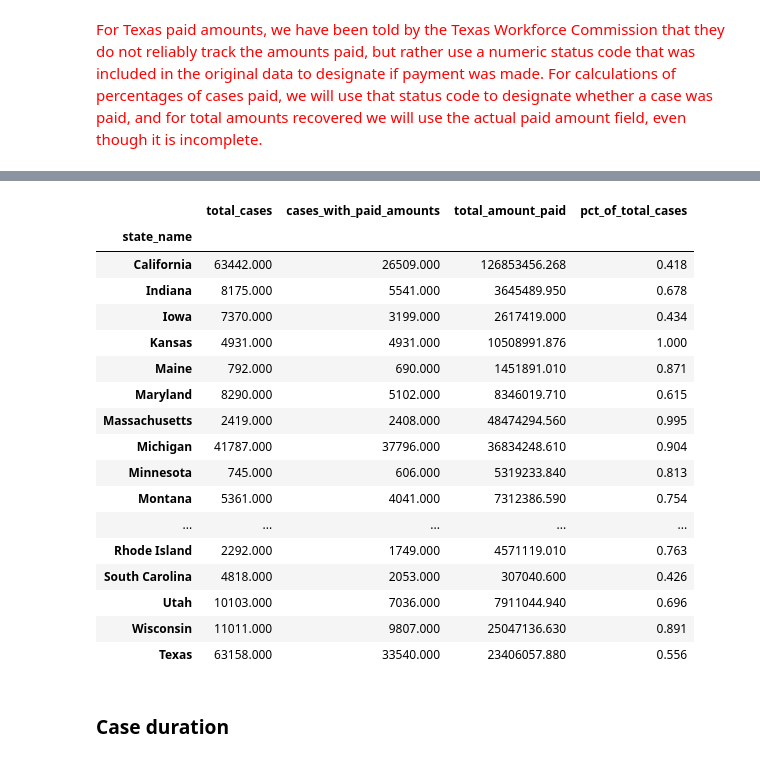
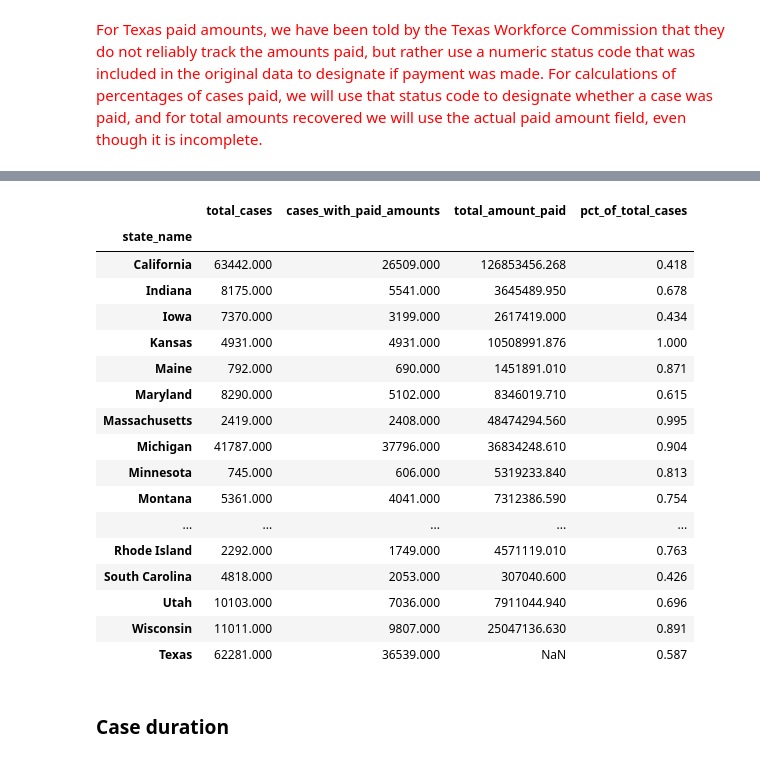
Before and after one commit to cbs-news-data/wage-theft-data, a Jupyter notebook: notebooks/national_analysis/national_analysis.ipynb, the cells around one changed output, grey strips where cells are left out. Drawn from its saved outputs; the diff is of its cells as text; code cells hidden in the pictures.

```diff
--- a/notebooks/national_analysis/national_analysis.ipynb
+++ b/notebooks/national_analysis/national_analysis.ipynb
@@ -258,25 +303,17 @@ paid_df = (
     )
 )
 
-texas_raw = (
-    pd.read_excel(
-        "input/Copy_of_RESULTS_-_MEDIA_REQUEST_-_January_1_2010_to_Jul_14_2022.xlsx"
-    )
-    .drop_duplicates("WAGE_CLAIM_ID")
-    .query("AWARDED == 'YES'")
-)
-texas_totals = (
-    texas_raw.assign(paid=lambda x: x.FK_VCMPLNT_STSCD.astype(int).isin([950, 970]))
-    .paid.value_counts()
-    .to_frame("total_cases")
-)
-
 paid_case_totals = (
     paid_df.query("state_name != 'Texas'")
     .assign(has_amount_paid=lambda df: df.amount_paid.notnull() & df.amount_paid > 0)
     .has_amount_paid.value_counts()
     .to_frame("total_cases")
-    .add(texas_totals)
+    .add(
+        # add texas data and convert it into the same format as this table
+        texas_totals.transpose()
+        .query("index.isin([True, False])")
+        .rename(columns={"n": "total_cases"})
+    )
     .assign(pct_of_total_cases=lambda df: df.total_cases / df.total_cases.sum())
 )
 
@@ -299,9 +336,12 @@ pd.Series(
             texas_raw.query("FK_VCMPLNT_STSCD.isin([950, 970])").shape[0]
         ),
         "total_amount_paid": texas_paid.amount_paid.sum(),
-        "pct_of_total_cases": texas_raw.query("FK_VCMPLNT_STSCD.isin([950, 970])").shape[0] / texas_raw.shape[0]
+        "pct_of_total_cases": texas_raw.query(
+            "FK_VCMPLNT_STSCD.isin([950, 970])"
+        ).shape[0]
+        / texas_raw.shape[0],
     },
-    name="Texas"
+    name="Texas",
 )
 
 
@@ -320,46 +360,42 @@ paid_by_state = (
     .assign(
         pct_of_total_cases=lambda df: df.cases_with_paid_amounts / df.total_cases,
     )
     .transpose()
     .assign(
-        Texas=pd.Series(
-            {
-                "total_cases": texas_paid.shape[0],
-                "cases_with_paid_amounts": (
-                    texas_raw.query("FK_VCMPLNT_STSCD.isin([950, 970])").shape[0]
-                ),
-                "total_amount_paid": texas_paid.amount_paid.sum(),
-                "pct_of_total_cases": texas_raw.query(
-                    "FK_VCMPLNT_STSCD.isin([950, 970])"
-                ).shape[0]
-                / texas_raw.shape[0],
+        Texas=texas_totals.rename(
+            columns={
+                True: "cases_with_paid_amounts",
+                "total": "total_cases",
+                "pct_true": "pct_of_total_cases",
             },
-            name="Texas",
+            index={"n": "Texas"},
         )
+        .drop(columns=False)
+        .iloc[0]
     )
     .transpose()
 )
 
 paid_by_state
 # %% [output]
 |  | total_cases | cases_with_paid_amounts | total_amount_paid | pct_of_total_cases |
 | state_name |  |  |  |  |
 | California | 63442.000 | 26509.000 | 126853456.268 | 0.418 |
 | Indiana | 8175.000 | 5541.000 | 3645489.950 | 0.678 |
 | Iowa | 7370.000 | 3199.000 | 2617419.000 | 0.434 |
 | Kansas | 4931.000 | 4931.000 | 10508991.876 | 1.000 |
 | Maine | 792.000 | 690.000 | 1451891.010 | 0.871 |
 | Maryland | 8290.000 | 5102.000 | 8346019.710 | 0.615 |
 | Massachusetts | 2419.000 | 2408.000 | 48474294.560 | 0.995 |
 | Michigan | 41787.000 | 37796.000 | 36834248.610 | 0.904 |
 | Minnesota | 745.000 | 606.000 | 5319233.840 | 0.813 |
 | Montana | 5361.000 | 4041.000 | 7312386.590 | 0.754 |
 | ... | ... | ... | ... | ... |
 | Rhode Island | 2292.000 | 1749.000 | 4571119.010 | 0.763 |
 | South Carolina | 4818.000 | 2053.000 | 307040.600 | 0.426 |
 | Utah | 10103.000 | 7036.000 | 7911044.940 | 0.696 |
 | Wisconsin | 11011.000 | 9807.000 | 25047136.630 | 0.891 |
-| Texas | 63158.000 | 33540.000 | 23406057.880 | 0.556 |
+| Texas | 62281.000 | 36539.000 | NaN | 0.587 |
 # %% [markdown]
 ### Case duration
 # %%
```
Also changed, not shown: parts of 15 cells of this notebook, 37 other files.
